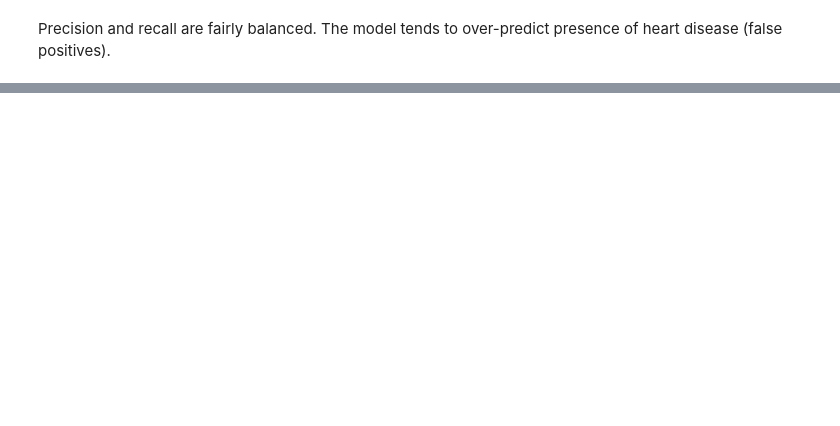
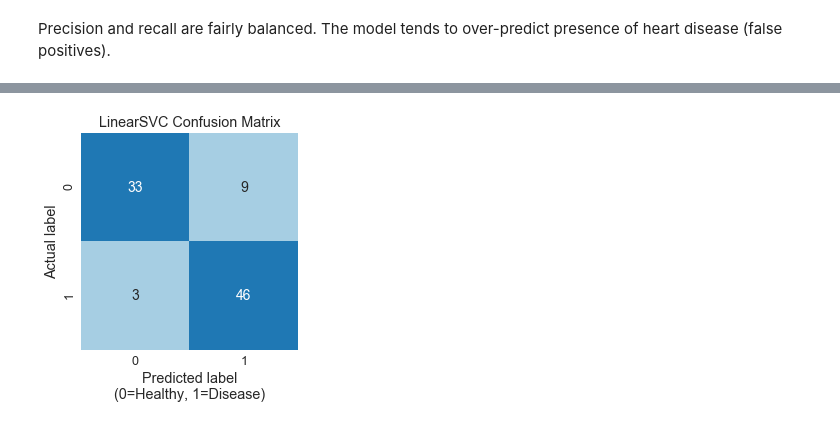
Before and after one commit to CarolineKeegan/HeartDisease-Modeling, a Jupyter notebook: HeartDiseaseModel.ipynb, the cells around one changed output, grey strips where cells are left out. Cells and saved outputs as stored; diff of their text form; code cells hidden in the pictures; blank space fills up the shorter version.

Commit message:
Added Linear SVC

```diff
--- a/HeartDiseaseModel.ipynb
+++ b/HeartDiseaseModel.ipynb
@@ -97,0 +132,6 @@ Precision and recall are fairly balanced. The model tends to over-predict presen
+# %%
+# dual=False is preferred when n_samples > n_features
+# when dual=False, implementation is not random so do not need to set random_state
+clf = LinearSVC(dual=False, verbose=1)
+# %%
+clf.fit(X_train, y_train)
@@ -97,0 +144,2 @@ Precision and recall are fairly balanced. The model tends to over-predict presen
+# %%
+c_pred = clf.predict(X_test)
@@ -97,0 +157,8 @@ Precision and recall are fairly balanced. The model tends to over-predict presen
+# %%
+sns.heatmap(metrics.confusion_matrix(y_test, c_pred), cmap=sns.color_palette('Paired', 2),
+            annot=True, annot_kws={'size':14}, cbar=False, square=True)
+plt.xlabel('Predicted label\n(0=Healthy, 1=Disease)')
+plt.ylabel('Actual label')
+plt.title('LinearSVC Confusion Matrix');
+# %% [output]
+[figure, added]
```
Also changed, not shown: parts of 10 cells of this notebook, 2 other files.
